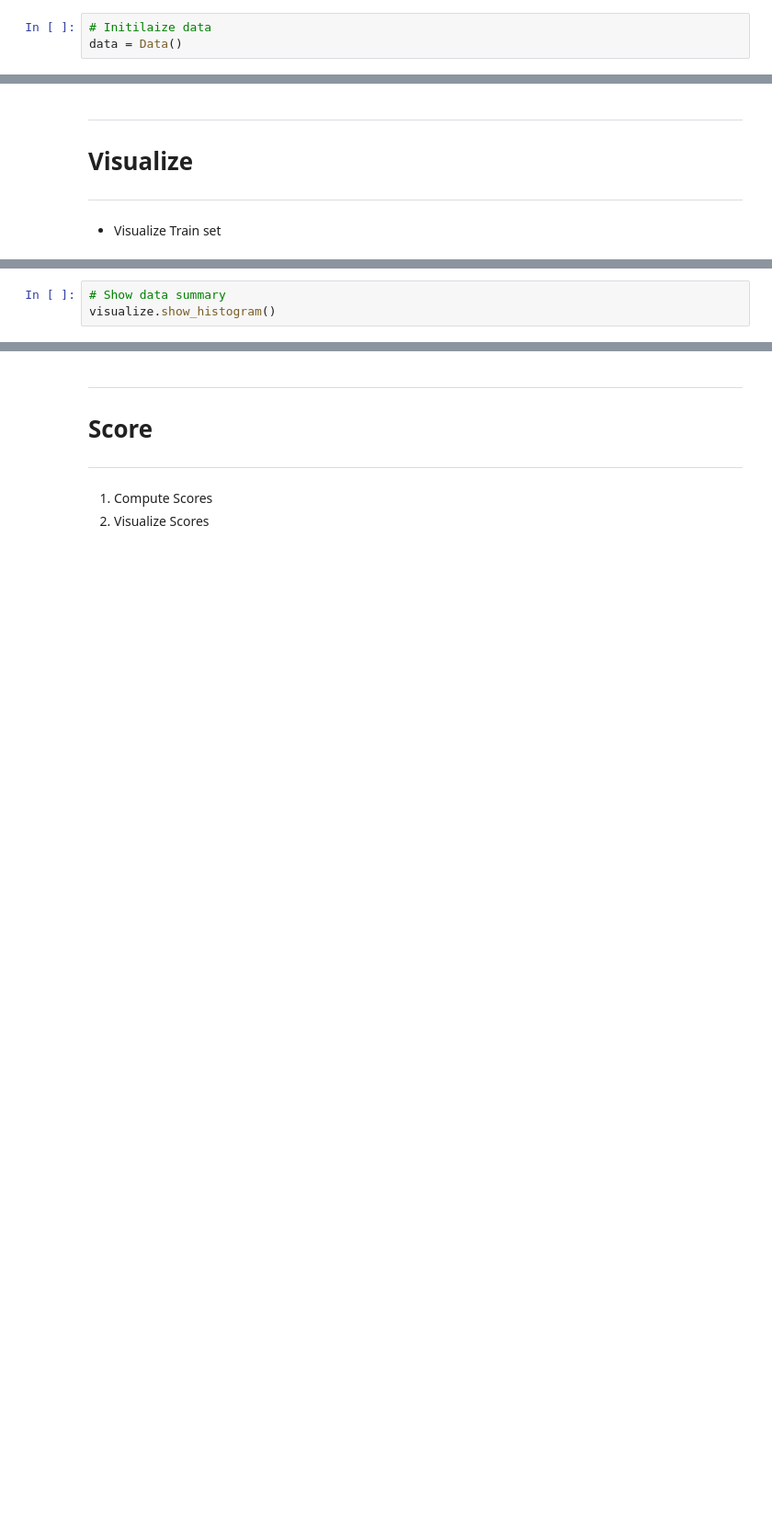
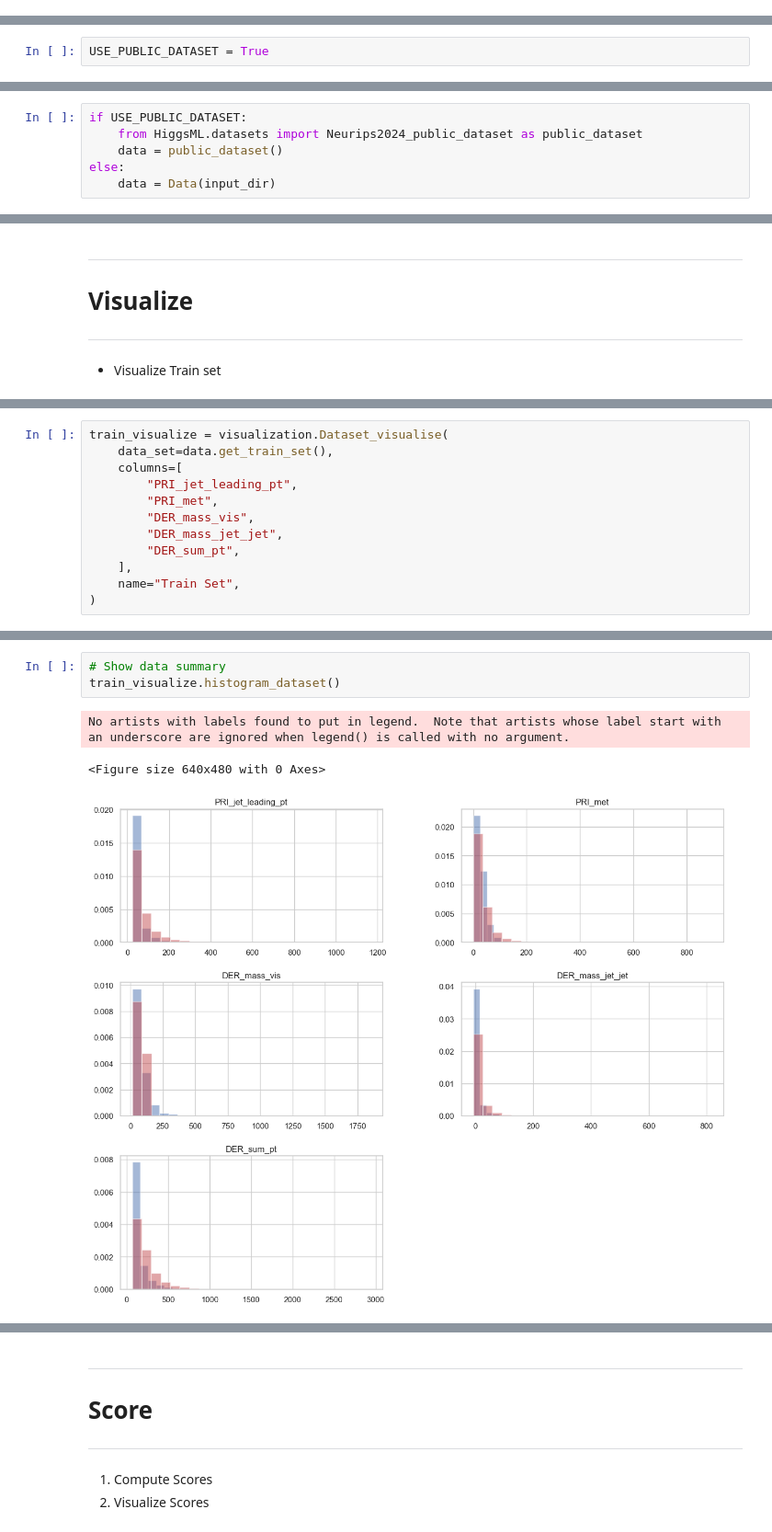
Before and after one commit to blackSwanCS/Collaboration_A, a Jupyter notebook: StartingKit_HiggsML_Uncertainty_Challenge.ipynb, the cells around one changed output, grey strips where cells are left out. Shown at 92% size. Saved outputs shown, nothing was run; the diff lists cells and outputs as text; blank space fills up the shorter version.

Commit message:
cleaned up the repo to use HIggsML package

```diff
--- a/StartingKit_HiggsML_Uncertainty_Challenge.ipynb
+++ b/StartingKit_HiggsML_Uncertainty_Challenge.ipynb
@@ -179,3 +109,0 @@ class Data():
-# %%
-# Initilaize data
-data = Data()
@@ -181,0 +112,2 @@ data = Data()
+# %%
+USE_PUBLIC_DATASET = True
@@ -181,0 +116,6 @@ data = Data()
+# %%
+if USE_PUBLIC_DATASET:
+    from HiggsML.datasets import Neurips2024_public_dataset as public_dataset
+    data = public_dataset()
+else:
+    data = Data(input_dir)
@@ -244,2 +147,14 @@ visualize = Visualize(data=data)
+# %%
+train_visualize = visualization.Dataset_visualise(
+    data_set=data.get_train_set(),
+    columns=[
+        "PRI_jet_leading_pt",
+        "PRI_met",
+        "DER_mass_vis",
+        "DER_mass_jet_jet",
+        "DER_sum_pt",
+    ],
+    name="Train Set",
+)
 # %%
 # Show data summary
@@ -247,3 +192,7 @@ visualize.show_data_summary()
 # %%
 # Show data summary
-visualize.show_histogram()
+train_visualize.histogram_dataset()
+# %% [output]
+No artists with labels found to put in legend.  Note that artists whose label start with an underscore are ignored when legend() is called with no argument.
+<Figure size 640x480 with 0 Axes>
+[figure, added]
```
Also changed, not shown: parts of 61 cells of this notebook, 13 other files.
